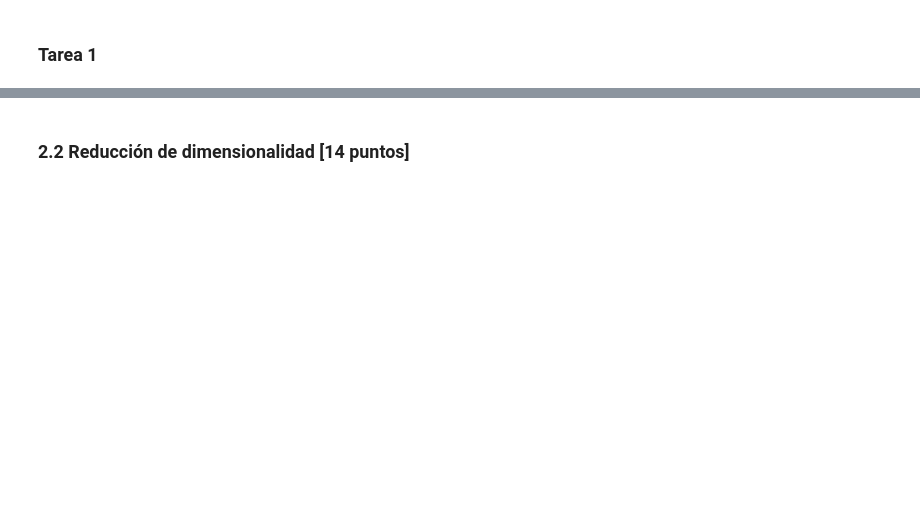
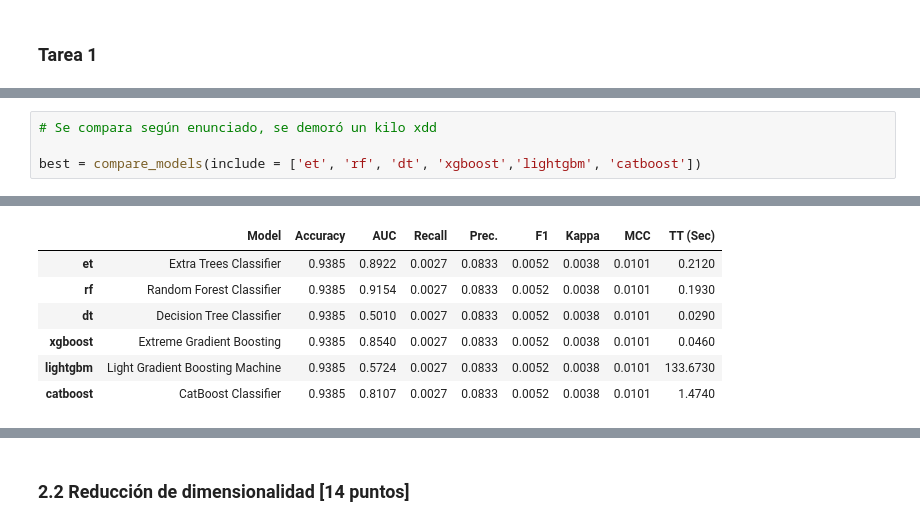
Before and after one commit to sbstnvsqz0/MDS7202, a Jupyter notebook: Laboratorios/Laboratorio_7/Lab_7_enunciado.ipynb, the cells around one changed output, grey strips where cells are left out. Saved outputs shown, nothing was run; the diff lists cells and outputs as text; blank space fills up the shorter version.

```diff
--- a/Laboratorios/Laboratorio_7/Lab_7_enunciado.ipynb
+++ b/Laboratorios/Laboratorio_7/Lab_7_enunciado.ipynb
@@ -480,0 +515,5 @@ Después de alcanzar la fama como cantante urbano, Jere Klein decide explorar un
+# %%
+# Se compara según enunciado, se demoró un kilo xdd
+
+best = compare_models(include = ['et', 'rf', 'dt', 'xgboost','lightgbm', 'catboost'])
+# %% [output]
@@ -480,0 +521,7 @@ Después de alcanzar la fama como cantante urbano, Jere Klein decide explorar un
+|  | Model | Accuracy | AUC | Recall | Prec. | F1 | Kappa | MCC | TT (Sec) |
+| et | Extra Trees Classifier | 0.9385 | 0.8922 | 0.0027 | 0.0833 | 0.0052 | 0.0038 | 0.0101 | 0.2120 |
+| rf | Random Forest Classifier | 0.9385 | 0.9154 | 0.0027 | 0.0833 | 0.0052 | 0.0038 | 0.0101 | 0.1930 |
+| dt | Decision Tree Classifier | 0.9385 | 0.5010 | 0.0027 | 0.0833 | 0.0052 | 0.0038 | 0.0101 | 0.0290 |
+| xgboost | Extreme Gradient Boosting | 0.9385 | 0.8540 | 0.0027 | 0.0833 | 0.0052 | 0.0038 | 0.0101 | 0.0460 |
+| lightgbm | Light Gradient Boosting Machine | 0.9385 | 0.5724 | 0.0027 | 0.0833 | 0.0052 | 0.0038 | 0.0101 | 133.6730 |
+| catboost | CatBoost Classifier | 0.9385 | 0.8107 | 0.0027 | 0.0833 | 0.0052 | 0.0038 | 0.0101 | 1.4740 |
```
Also changed, not shown: parts of 25 cells of this notebook, 1 other file.
